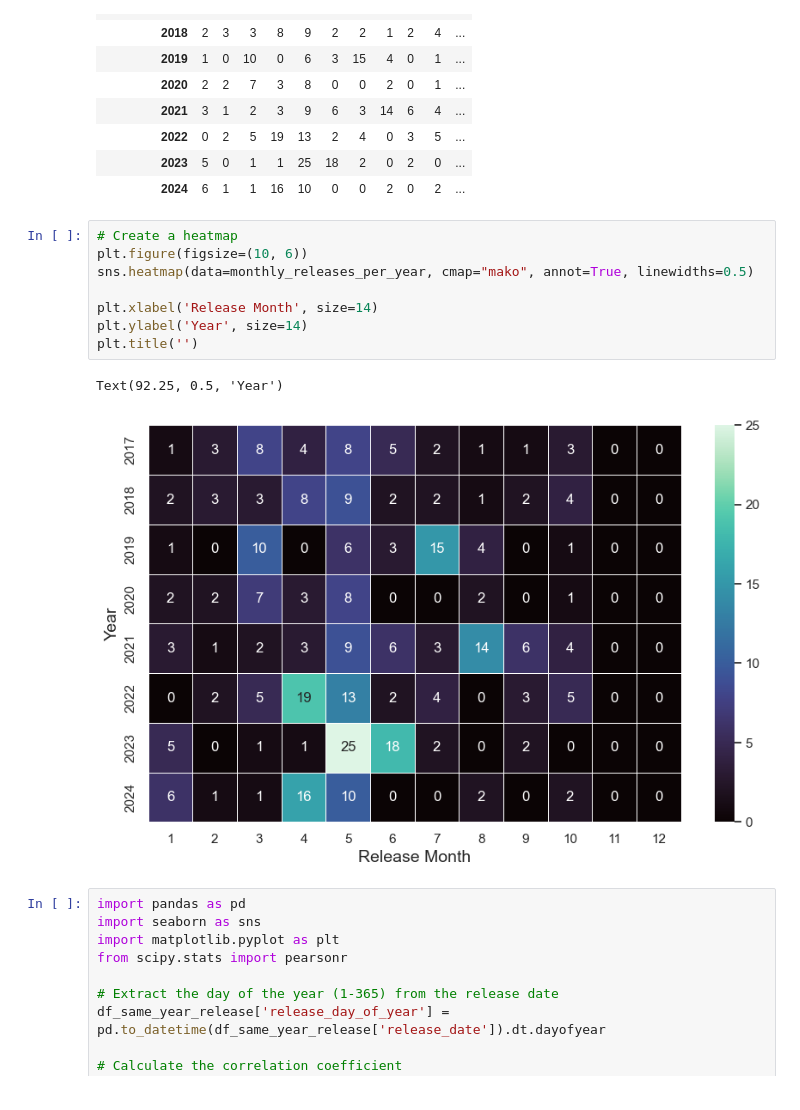
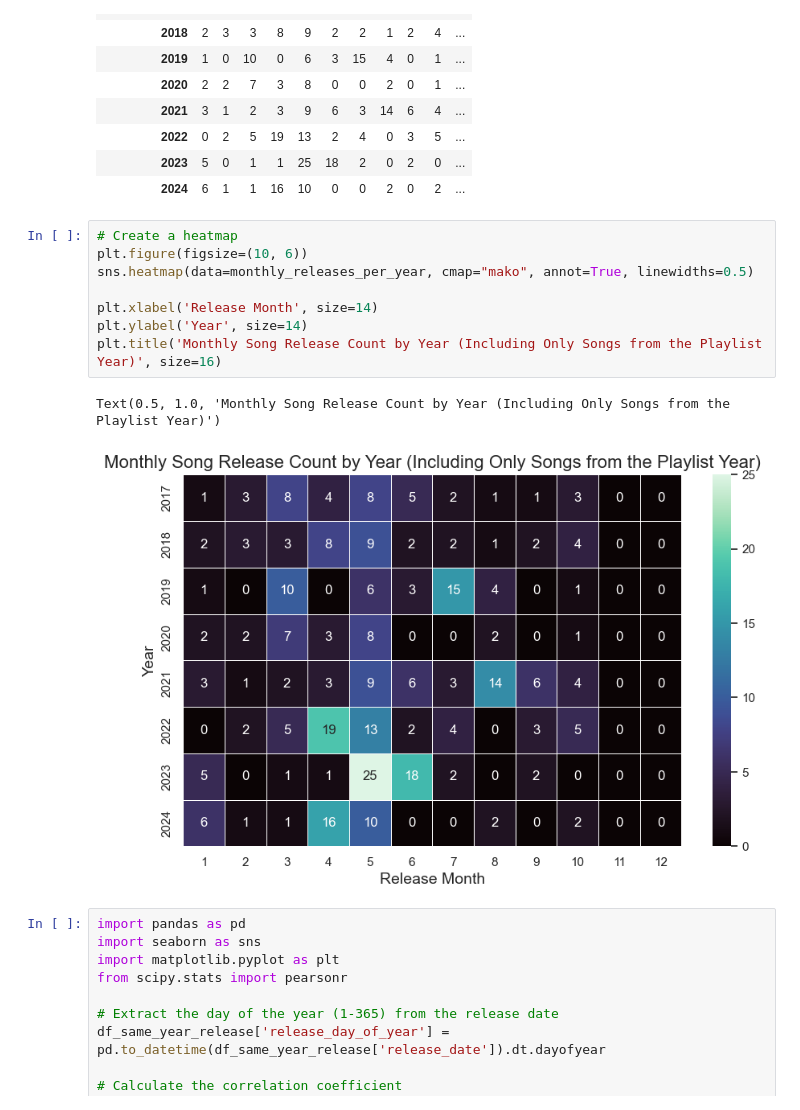
Before and after one commit to MICHGIL/Spotify_Wrapped_Data_Analysis, a Jupyter notebook: Spotify_Data_Analysis.ipynb, the cells around one changed output. Cells and saved outputs as stored; diff of their text form.

```diff
--- a/Spotify_Data_Analysis.ipynb
+++ b/Spotify_Data_Analysis.ipynb
@@ -501,14 +475,14 @@ monthly_releases_per_year
 # %%
 # Create a heatmap
 plt.figure(figsize=(10, 6))
 sns.heatmap(data=monthly_releases_per_year, cmap="mako", annot=True, linewidths=0.5)
 
 plt.xlabel('Release Month', size=14)
 plt.ylabel('Year', size=14)
-plt.title('')
+plt.title('Monthly Song Release Count by Year (Including Only Songs from the Playlist Year)', size=16)
 # %% [output]
-Text(92.25, 0.5, 'Year')
+Text(0.5, 1.0, 'Monthly Song Release Count by Year (Including Only Songs from the Playlist Year)')
-[figure, old version]
+[figure, new version]
 # %%
 import pandas as pd
 import seaborn as sns
```
Also changed, not shown: parts of 26 cells of this notebook, 4 other files.
